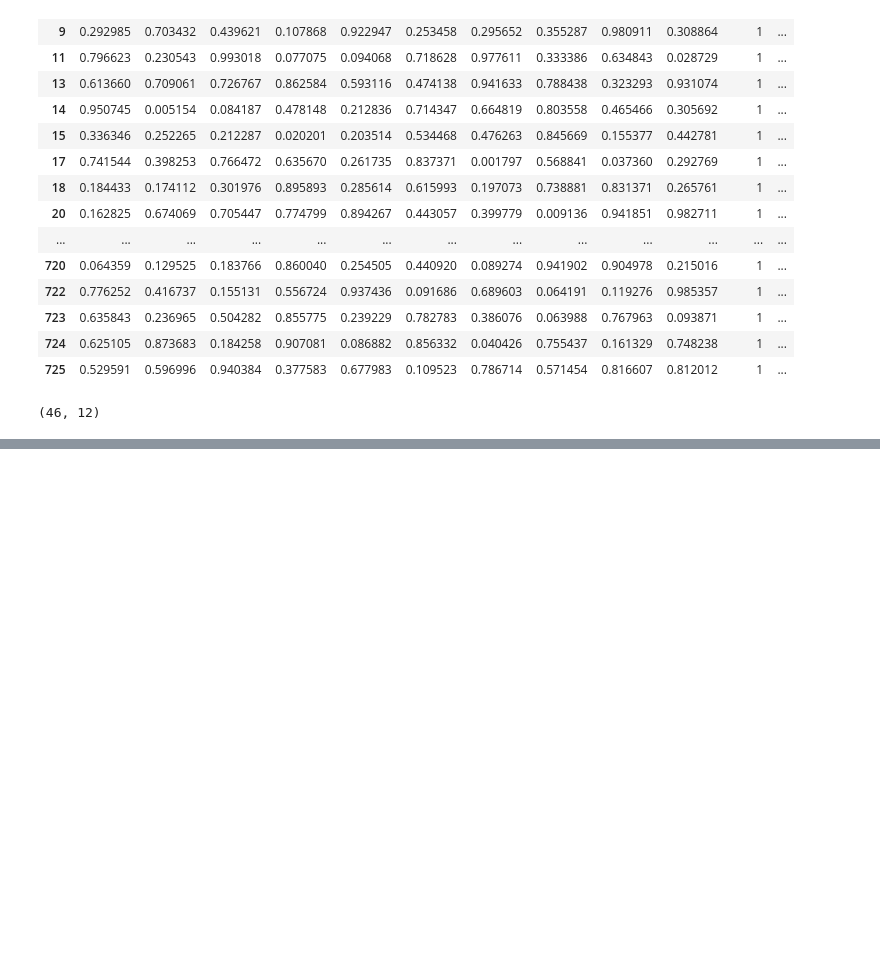
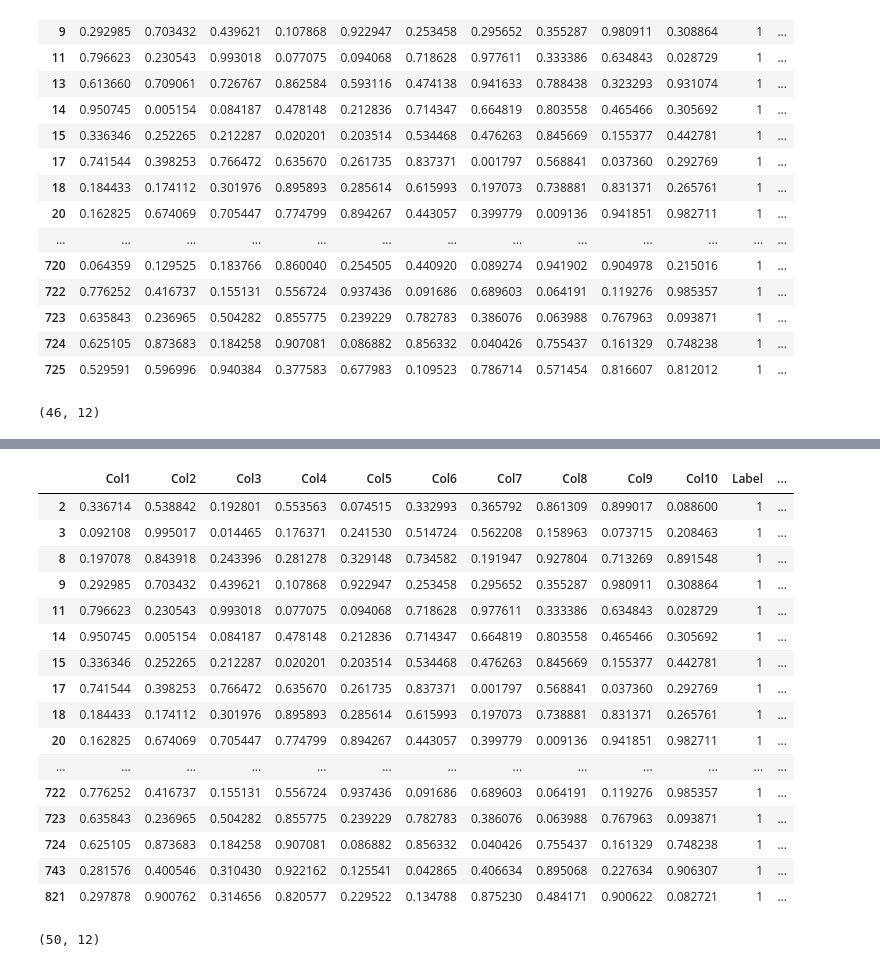
Before and after one commit to esharma3/Pycaret_Anomaly_Detection, a Jupyter notebook: anomaly_detection.ipynb, the cells around one changed output, grey strips where cells are left out. Drawn from its saved outputs; the diff is of its cells as text; code cells hidden in the pictures; blank space fills up the shorter version.

Commit message:
added clustering

```diff
--- a/anomaly_detection.ipynb
+++ b/anomaly_detection.ipynb
@@ -178,0 +169,6 @@ anomaly_rows.shape   # returned 46 rows as rows with anomalies
+# %%
+# instantiating Cluster model
+cluster = create_model("cluster")
+
+# plotting the data using Cluster
+plot_model(cluster)
@@ -178,0 +177,6 @@ anomaly_rows.shape   # returned 46 rows as rows with anomalies
+# %%
+# generating the predictions using Cluster trained model
+cluster_predictions = predict_model(cluster, data = anomaly)
+
+# predictions with Label = 1 are considered anomalies
+cluster_predictions
@@ -178,0 +197,27 @@ anomaly_rows.shape   # returned 46 rows as rows with anomalies
+# %%
+# checking cluster anomaly rows
+cluster_anomaly_rows = cluster_predictions[cluster_predictions["Label"] == 1]
+cluster_anomaly_rows
+# %% [output]
+|  | Col1 | Col2 | Col3 | Col4 | Col5 | Col6 | Col7 | Col8 | Col9 | Col10 | Label | ... |
+| 2 | 0.336714 | 0.538842 | 0.192801 | 0.553563 | 0.074515 | 0.332993 | 0.365792 | 0.861309 | 0.899017 | 0.088600 | 1 | ... |
+| 3 | 0.092108 | 0.995017 | 0.014465 | 0.176371 | 0.241530 | 0.514724 | 0.562208 | 0.158963 | 0.073715 | 0.208463 | 1 | ... |
+| 8 | 0.197078 | 0.843918 | 0.243396 | 0.281278 | 0.329148 | 0.734582 | 0.191947 | 0.927804 | 0.713269 | 0.891548 | 1 | ... |
+| 9 | 0.292985 | 0.703432 | 0.439621 | 0.107868 | 0.922947 | 0.253458 | 0.295652 | 0.355287 | 0.980911 | 0.308864 | 1 | ... |
+| 11 | 0.796623 | 0.230543 | 0.993018 | 0.077075 | 0.094068 | 0.718628 | 0.977611 | 0.333386 | 0.634843 | 0.028729 | 1 | ... |
+| 14 | 0.950745 | 0.005154 | 0.084187 | 0.478148 | 0.212836 | 0.714347 | 0.664819 | 0.803558 | 0.465466 | 0.305692 | 1 | ... |
+| 15 | 0.336346 | 0.252265 | 0.212287 | 0.020201 | 0.203514 | 0.534468 | 0.476263 | 0.845669 | 0.155377 | 0.442781 | 1 | ... |
+| 17 | 0.741544 | 0.398253 | 0.766472 | 0.635670 | 0.261735 | 0.837371 | 0.001797 | 0.568841 | 0.037360 | 0.292769 | 1 | ... |
+| 18 | 0.184433 | 0.174112 | 0.301976 | 0.895893 | 0.285614 | 0.615993 | 0.197073 | 0.738881 | 0.831371 | 0.265761 | 1 | ... |
+| 20 | 0.162825 | 0.674069 | 0.705447 | 0.774799 | 0.894267 | 0.443057 | 0.399779 | 0.009136 | 0.941851 | 0.982711 | 1 | ... |
+| ... | ... | ... | ... | ... | ... | ... | ... | ... | ... | ... | ... | ... |
+| 722 | 0.776252 | 0.416737 | 0.155131 | 0.556724 | 0.937436 | 0.091686 | 0.689603 | 0.064191 | 0.119276 | 0.985357 | 1 | ... |
+| 723 | 0.635843 | 0.236965 | 0.504282 | 0.855775 | 0.239229 | 0.782783 | 0.386076 | 0.063988 | 0.767963 | 0.093871 | 1 | ... |
+| 724 | 0.625105 | 0.873683 | 0.184258 | 0.907081 | 0.086882 | 0.856332 | 0.040426 | 0.755437 | 0.161329 | 0.748238 | 1 | ... |
+| 743 | 0.281576 | 0.400546 | 0.310430 | 0.922162 | 0.125541 | 0.042865 | 0.406634 | 0.895068 | 0.227634 | 0.906307 | 1 | ... |
+| 821 | 0.297878 | 0.900762 | 0.314656 | 0.820577 | 0.229522 | 0.134788 | 0.875230 | 0.484171 | 0.900622 | 0.082721 | 1 | ... |
+# %%
+# checking the number of anomaly rows returned by clustering
+cluster_anomaly_rows.shape   # returned 50 rows
+# %% [output]
+(50, 12)
```
Also changed, not shown: parts of 8 cells of this notebook.
